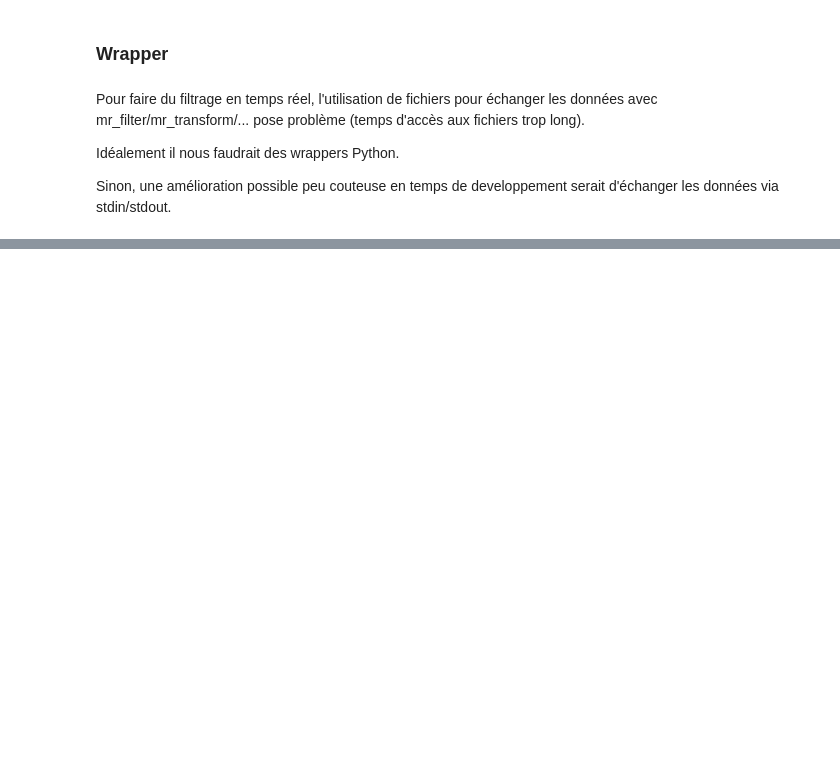
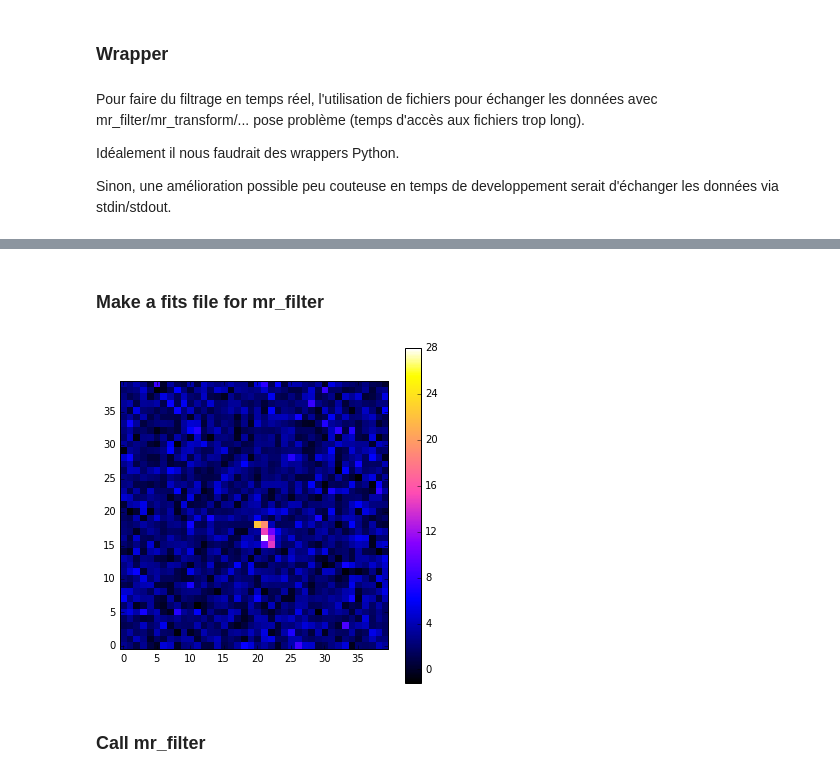
Before and after one commit to jdhp-sap/pywi-cta-legacy, a Jupyter notebook: cosmostat.ipynb, the cells around one changed output, grey strips where cells are left out. Drawn from its saved outputs; the diff is of its cells as text; code cells hidden in the pictures; blank space fills up the shorter version.

```diff
--- a/cosmostat.ipynb
+++ b/cosmostat.ipynb
@@ -173,0 +193,9 @@ Sinon, une amélioration possible peu couteuse en temps de developpement serait
+# %%
+# %load /Users/jdecock/git/pub/jdhp/snippets/python/astropy/fits/create_a_2d_fits_image_v2.py
+def data_to_fits(img, file_path):
+    hdu = fits.PrimaryHDU(img)
+
+    if os.path.isfile(file_path):
+        os.remove(file_path)
+
+    hdu.writeto(file_path)
@@ -173,0 +204,6 @@ Sinon, une amélioration possible peu couteuse en temps de developpement serait
+# %%
+def fits_to_data(file_path):
+    hdu_list = fits.open(file_path) # Open the FITS file
+    data = hdu_list[0].data
+    hdu_list.close()                # Close the FITS file
+    return data
@@ -173,0 +307,11 @@ Sinon, une amélioration possible peu couteuse en temps de developpement serait
+# %% [markdown]
+### Make a fits file for mr_filter
+# %%
+data = read_cta_file(file_path)["input_image"]
+
+data_to_fits(data, "test.fits")
+plot(fits_to_data("test.fits"))
+# %% [output]
+[figure, added]
+# %% [markdown]
+### Call mr_filter
```
Also changed, not shown: parts of 22 cells of this notebook.
